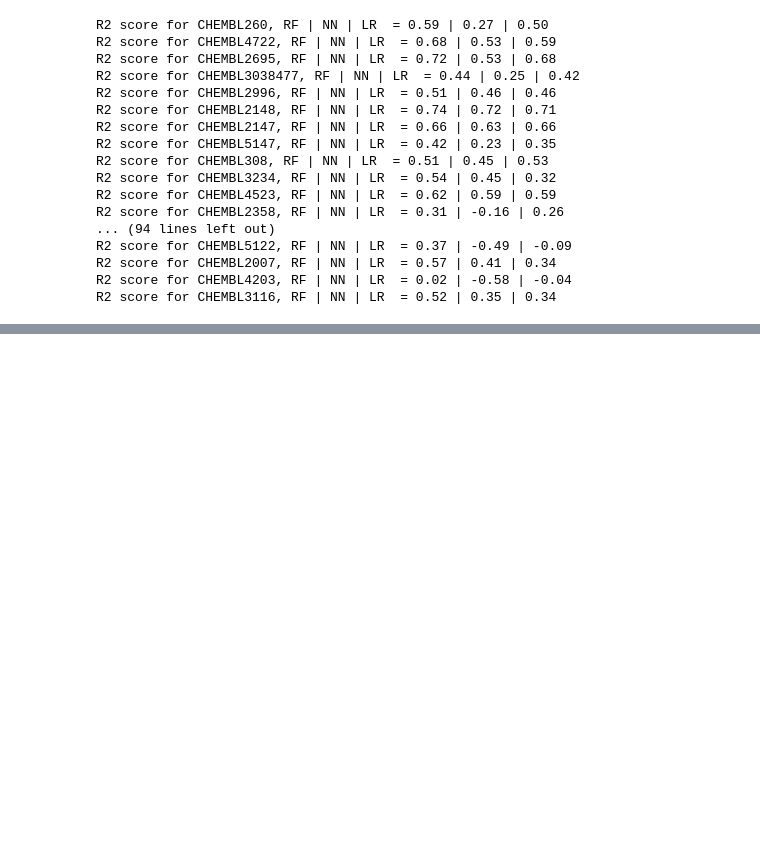
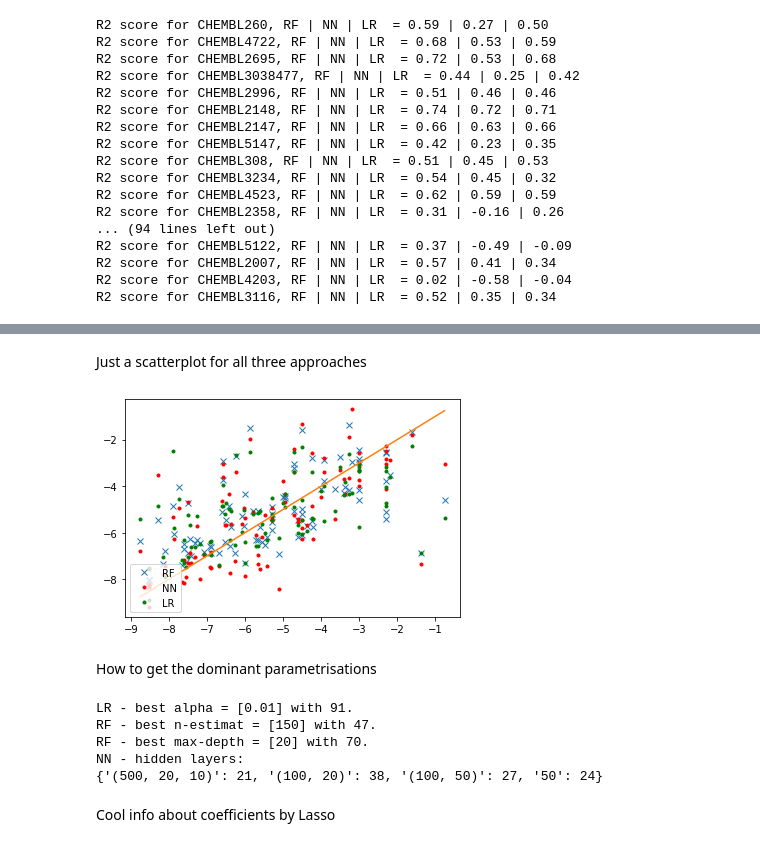
Before and after one commit to Yashkickoff30/Drug-Target-Interaction, a Jupyter notebook: Random Forest.ipynb, the cells around one changed output, grey strips where cells are left out. Drawn from its saved outputs; the diff is of its cells as text; code cells hidden in the pictures; blank space fills up the shorter version.

```diff
--- a/Random Forest.ipynb
+++ b/Random Forest.ipynb
@@ -360,0 +431,57 @@ R2 score for CHEMBL3116, RF | NN | LR  = 0.52 | 0.35 | 0.34
+# %% [markdown]
+Just a scatterplot for all three approaches
+# %%
+target = Targets[70]
+true=[]
+pred_RF=[]; pred_NN=[]; pred_LR=[]; pred_my=[];
+# aggregate predictions
+for tuples in Pred_pertarget[target]:
+    true.append( tuples[0] )
+    pred_RF.append( tuples[1] )
+    pred_NN.append( tuples[2] )
+    pred_LR.append( tuples[3] )
+    #pred_my.append( tuples[4] )
+
+plt.figure()
+plt.plot(true, pred_RF,'x',label='RF')
+plt.plot(true, pred_NN,'r.',label='NN')
+plt.plot(true, pred_LR,'g.',label='LR')
+#plt.plot(true, pred_my,'m.',label='Keras')
+plt.plot([min(true), max(true)], [min(true), max(true)])
+plt.legend(loc=3)
+plt.show()
+# %% [output]
+[figure, added]
+# %% [markdown]
+How to get the dominant parametrisations
+# %%
+from scipy.stats import mode
+temp1 = []; temp2=[]; temp3=[]; temp4=[]; temp5=[];
+for model in LR_all:
+    temp1.append( LR_all[model].get_params()['alpha'] )
+    temp2.append( RF_all[model].get_params()['n_estimators'] )
+    temp3.append( RF_all[model].get_params()['max_depth'] )
+    temp4.append( NN_all[model].get_params()['hidden_layer_sizes'])
+#     temp5.append( myNN_all[model].get_params()['lamda'] )
+print('LR - best alpha = {0} with {1}.'.format( mode(temp1)[0], mode(temp1)[1][0]) )
+print('RF - best n-estimat = {0} with {1}.'.format( mode(temp2)[0], mode(temp2)[1][0]) )
+print('RF - best max-depth = {0} with {1}.'.format( mode(temp3)[0], mode(temp3)[1][0]) )
+# print('Keras - best lamda = {0} with {1}'.format( mode(temp5)[0], mode(temp5)[1][0]) )
+temp_dict={}
+for x in temp4:
+    if str(x) in temp_dict:
+        temp_dict[ str(x) ]+=1
+    else:
+        temp_dict[ str(x) ] = 1
+print("NN - hidden layers:")
+print( temp_dict)
+# for model in NN_all:
+#     print( NN_all[model].get_params()['hidden_layer_sizes'])
+# %% [output]
+LR - best alpha = [0.01] with 91.
+RF - best n-estimat = [150] with 47.
+RF - best max-depth = [20] with 70.
+NN - hidden layers:
+{'(500, 20, 10)': 21, '(100, 20)': 38, '(100, 50)': 27, '50': 24}
+# %% [markdown]
+Cool info about coefficients by Lasso
```
Also changed, not shown: parts of 12 cells of this notebook, 2 other files.
